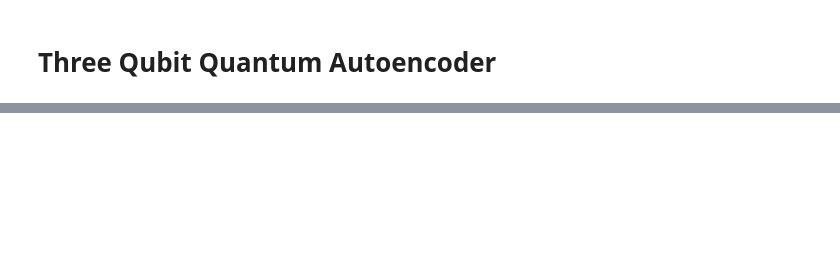
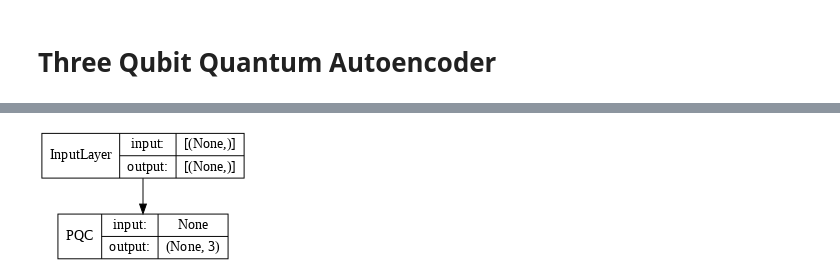
Before and after one commit to PushQuantum/qae-qec, a Jupyter notebook: three-qubit/three_qubit_qae.ipynb, the cells around one changed output, grey strips where cells are left out. Drawn from its saved outputs; the diff is of its cells as text; code cells hidden in the pictures; blank space fills up the shorter version.

Commit message:
Data generation is added. Also QAE is implemented with help of https://www.tensorflow.org/quantum/tutorials/qcnn?hl=en and https://github.com/isolatedinformation/qae-qec/issues/7.

```diff
--- a/three-qubit/three_qubit_qae.ipynb
+++ b/three-qubit/three_qubit_qae.ipynb
@@ -57,0 +123,20 @@ main()
+# %%
+# Create our qubits and readout operators in Cirq.
+out_state_bits = cirq.GridQubit.rect(1, 7)
+readout_operators = [cirq.Z(out_state_bits[4]), cirq.Z(out_state_bits[5]), cirq.Z(out_state_bits[6])]
+
+excitation_input = tf.keras.Input(shape=(), dtype=tf.dtypes.string)
+
+quantum_model = tfq.layers.PQC(create_model_circuit(out_state_bits),
+                               readout_operators,
+                               differentiator=tfq.differentiators.Adjoint())(excitation_input)
+
+qcnn_model = tf.keras.Model(inputs=[excitation_input], outputs=[quantum_model])
+
+# Show the keras plot of the model
+tf.keras.utils.plot_model(qcnn_model,
+                          show_shapes=True,
+                          show_layer_names=False,
+                          dpi=70)
+# %% [output]
+[figure, added]
```
Also changed, not shown: parts of 11 cells of this notebook.
